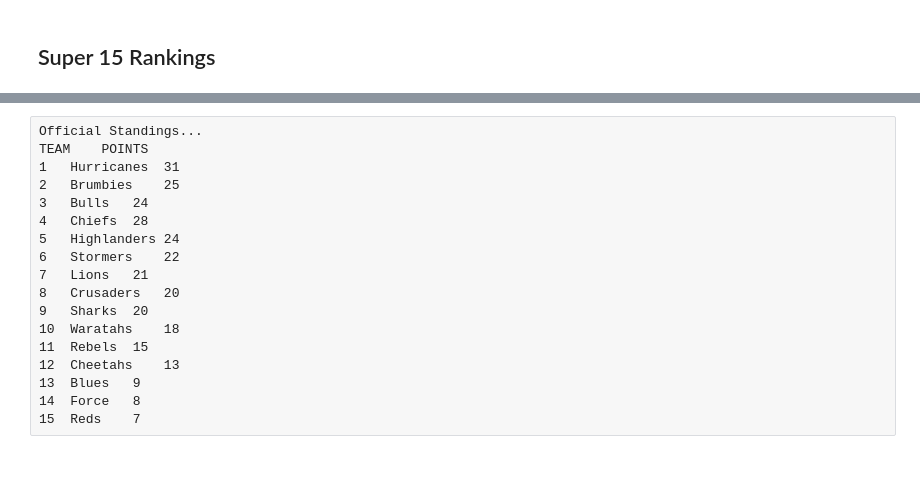
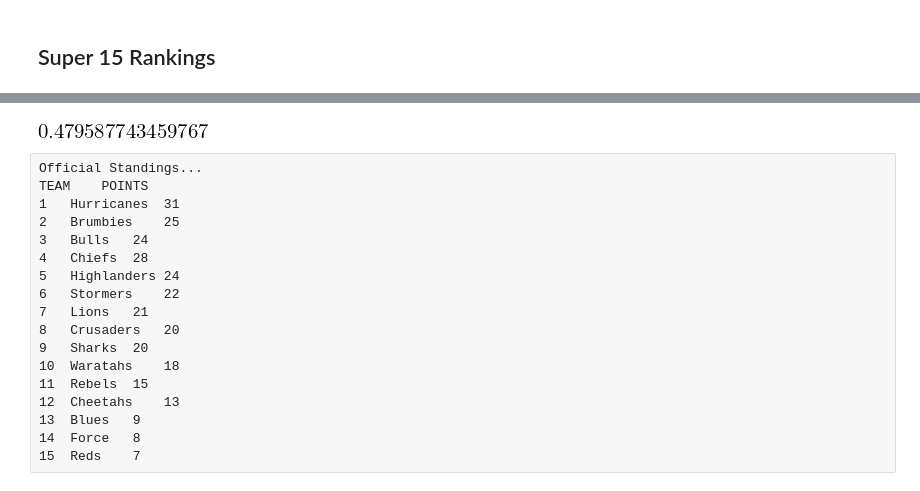
Before and after one commit to hillbs/Differential-Equations-and-Linear-Algebra, a Jupyter notebook: D003x.2 Unit 4.ipynb, the cells around one changed output, grey strips where cells are left out. Saved outputs shown, nothing was run; the diff lists cells and outputs as text; code cells hidden in the pictures; blank space fills up the shorter version.

```diff
--- a/D003x.2 Unit 4.ipynb
+++ b/D003x.2 Unit 4.ipynb
@@ -179,0 +217,16 @@ pprint.pprint(Week9_rank[:])
+# %%
+#Convert rank to a dictionary to query
+b = {Week10_rank[i][0]:Week10_rank[i][1] for i in range(len(Week10_rank))}
+#Key:Cr, Reb, Br, Red,Li,Hu,Bl,Chief,Sh,Cheet,Bull,St,Wa,Fo,Hi
+draw = [Fo,Reb,Bl,Cheet,Hu]
+draw2 = [Chief,Wa,Cr,Li,Red]
+#Print draw and winning margin prediction
+print 'Super 15 predictions for Round 11'
+print '=' * 55
+for i in range(len(draw)):
+    print draw[i],'-v-',draw2[i], ': ',
+    if (b[draw[i]]-b[draw2[i]]) < 0:
+        print draw2[i], 'to win by ', abs(b[draw[i]]-b[draw2[i]]).round(1)
+    else:
+        print draw[i], 'to win by ', abs(b[draw[i]]-b[draw2[i]]).round(1)
+print '=' * 55
@@ -180,3 +242,9 @@ pprint.pprint(Week9_rank[:])
+# %%
+#Boltzman function for probability
+p = 1 - 1 / ( 1 + exp ( 0.00583 * (b[Reb]-b[Wa])  - 0.0505) )
+p
+# %% [output]
+[figure, added]
 # %% [raw]
 Official Standings...
 TEAM	POINTS
```
Also changed, not shown: parts of 13 cells of this notebook.
